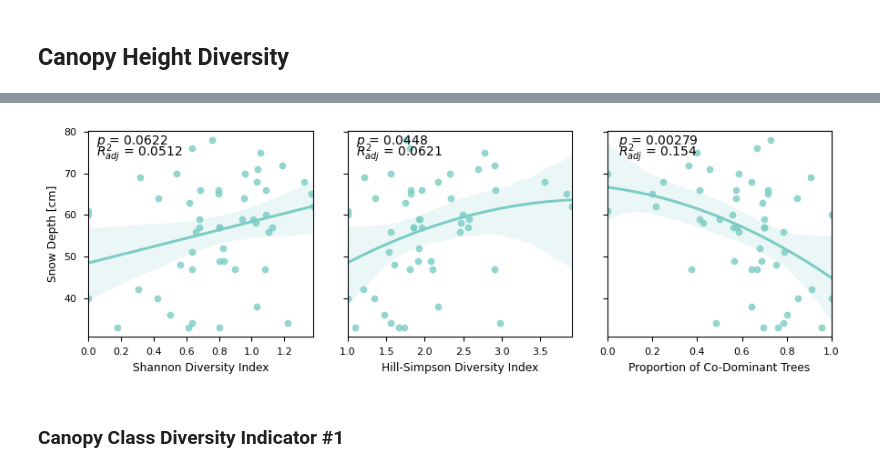
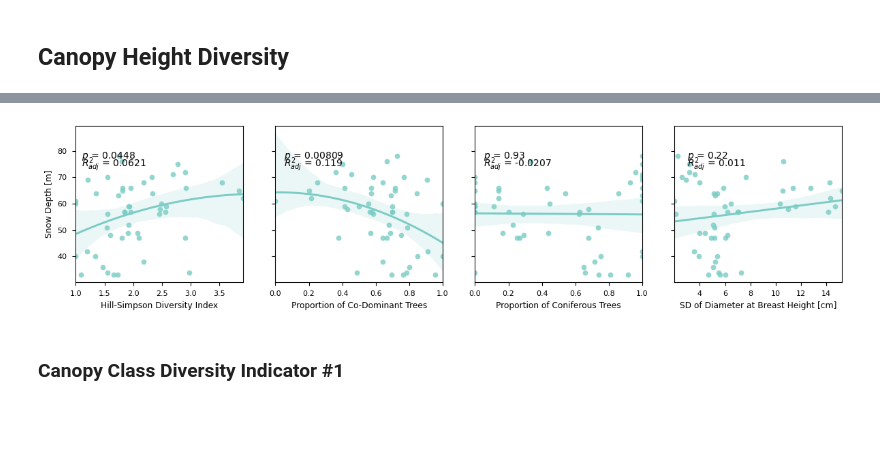
Before and after one commit to mwdjones/mef-snowhydro, a Jupyter notebook: Data and Codes/02_canopycontrols.ipynb, the cells around one changed output, grey strips where cells are left out. Saved outputs shown, nothing was run; the diff lists cells and outputs as text; code cells hidden in the pictures; blank space fills up the shorter version.

Commit message:
added diversity metrics

```diff
--- a/Data and Codes/02_canopycontrols.ipynb
+++ b/Data and Codes/02_canopycontrols.ipynb
@@ -92,11 +103,13 @@ avgData = avgData.drop(columns = 'Stake_ID')
 avgData = avgData.rename(columns = {'OLS Prediction Ring 5' : 'lai5ring'})
 
 ## Veg Survey
-veg_sub = forestInv[['Stake_ID', 'DIST_M', 'DBH_CM', 'n', 'basalArea_m2', 'Co', 'Dom', 'Int', 'Sup', 'prop_Coniferous']]
+veg_sub = forestInv[['Stake_ID', 'DIST_M', 'DBH_CM', 'DIST_M_SD', 'DBH_CM_SD', 'n', 'basalArea_m2', 'Co', 'Dom', 'Int', 'Sup', 'prop_Coniferous']]
 peakData = pd.merge(peakData, veg_sub, left_on = 'stakes', right_on = 'Stake_ID')
 peakData = peakData.drop(columns = 'Stake_ID')
 peakData = peakData.rename(columns = {'DIST_M' : 'avgDist_m',
-                                    'DBH_CM' : 'avgDBH_m',
+                                    'DBH_CM' : 'avgDBH_cm',
+                                    'DIST_M_SD' : 'sdDist_m',
+                                    'DBH_CM_SD' : 'sdDBH_cm',
                                     'n' : 'nTrees',
                                     'Co' : 'nCo',
                                     'Dom' : 'nDom',
@@ -107,7 +120,9 @@ peakData = peakData.rename(columns = {'DIST_M' : 'avgDist_m',
 avgData = pd.merge(avgData, veg_sub, left_on = 'stakes', right_on = 'Stake_ID')
 avgData = avgData.drop(columns = 'Stake_ID')
 avgData = avgData.rename(columns = {'DIST_M' : 'avgDist_m',
-                                    'DBH_CM' : 'avgDBH_m',
+                                    'DBH_CM' : 'avgDBH_cm',
+                                    'DIST_M_SD' : 'sdDist_m',
+                                    'DBH_CM_SD' : 'sdDBH_cm',
                                     'n' : 'nTrees',
                                     'Co' : 'nCo',
                                     'Dom' : 'nDom',
@@ -371,7 +386,7 @@ fig, ax = plt.subplots(1, 1, figsize = (6, 4))
 
 pca_coefs_weighted.plot(kind = 'bar', stacked = True, ax = ax, color = pal)
 
-ax.set_xticklabels(['Northing', 'Easting', 'Aspect', 'Slope', 'LAI', 'Mean Dist', 'Mean DBH', '# Trees', 'BA', '# Co', '# Dom', '# Int', '# Sup', '% Conif'])
+ax.set_xticklabels(['Northing', 'Easting', 'Aspect', 'Slope', 'LAI', 'Mean Dist', 'Mean DBH', 'SD Dist', 'SD DBH', '# Trees', 'BA', '# Co', '# Dom', '# Int', '# Sup', '% Conif'])
 ax.legend(title = 'Component', bbox_to_anchor = (1,1))
 ax.set_ylabel('Cumulative PCA coefficient, weighted')
 plt.savefig(fig_savepath + 'PCAcoef-weighted.pdf', bbox_inches = 'tight')
@@ -407,7 +422,7 @@ fig, [ax, ax2] = plt.subplots(2, 1, figsize = (6, 5),
 #Without permutation
 ax.barh(pca_data.columns[sorted_idx], rf.feature_importances_[sorted_idx],
         color = pal[2])
-ax.set_yticklabels(['Aspect', 'Northing', '# Sup', '# Int', 'Mean Dist', '# Trees', 'Easting', 'Slope', 'Mean DBH', '# Dom', 'LAI', 'BA', '% Con', '# Co'])
+#ax.set_yticklabels(['Aspect', 'Northing', '# Sup', '# Int', 'Mean Dist', '# Trees', 'Easting', 'Slope', 'Mean DBH', '# Dom', 'LAI', 'BA', '% Con', '# Co'])
 
 #With permutation
 perm_importance = permutation_importance(rf, X_test, y_test)
@@ -415,7 +430,7 @@ perm_importance = permutation_importance(rf, X_test, y_test)
 sorted_idx = perm_importance.importances_mean.argsort()
 ax2.barh(pca_data.columns[sorted_idx], perm_importance.importances_mean[sorted_idx],
          color = pal[2])
-ax2.set_yticklabels(['# Dom', '# Sup', '# Int', 'Easting', 'Aspect', 'Mean Dist', 'BA', '# Trees', 'Slope', 'Northing', 'Mean DBH', 'LAI', '% Con', '# Co'])
+#ax2.set_yticklabels(['# Dom', '# Sup', '# Int', 'Easting', 'Aspect', 'Mean Dist', 'BA', '# Trees', 'Slope', 'Northing', 'Mean DBH', 'LAI', '% Con', '# Co'])
 
 ax2.set_xlabel("Random Forest Feature Importance")
 
@@ -620,46 +633,57 @@ dd.head()
 # %%
-fig, [ax, ax2, ax3] = plt.subplots(1, 3, figsize = (9, 3),
+fig, [ax2, ax3, ax4, ax] = plt.subplots(1, 4, figsize = (12, 3),
                               sharey = True,
                               tight_layout = True)
-
-sns.regplot(x = dd.H, y = dd.maxDepth, order = 1, ax = ax, color = pal[2])
-
-#Do regression and add to plot
-results = smf.ols('maxDepth ~ H', data = dd).fit()
-ax.text(0.05, 77, r'$ p $ = ' + str(round_sig(results.pvalues.H, 3)))
-ax.text(0.05, 74, r'$ R_{adj}^2 $ = ' + str(round_sig(results.rsquared_adj, 3)))
-
-ax.set_xlabel('Shannon Diversity Index')
-ax.set_ylabel('Snow Depth [cm]')
-ax.set_xlim(min(dd.H), max(dd.H))
 
 sns.regplot(x = dd.S, y = dd.maxDepth, order = 2, ax = ax2, color = pal[2])
 
 #Do regression and add to plot
 dd['S2'] = [pow(a, 2) for a in dd.S]
 results2 = smf.ols('maxDepth ~ S2', data = dd).fit()
 ax2.text(1.1, 77, r'$ p $ = ' + str(round_sig(results2.pvalues.S2, 3)))
 ax2.text(1.1, 74, r'$ R_{adj}^2 $ = ' + str(round_sig(results2.rsquared_adj, 3)))
 
 ax2.set_xlabel('Hill-Simpson Diversity Index')
-ax2.set_ylabel(' ')
+ax2.set_ylabel('Snow Depth [m]')
 ax2.set_xlim(min(dd.S), max(dd.S))
 
 sns.regplot(x = dd.pCoDom, y = dd.maxDepth, order = 2, ax = ax3, color = pal[2])
 
 #Do regression and add to plot
 dd['pCoDom2'] = [pow(a, 2) for a in dd.pCoDom]
 results3 = smf.ols('maxDepth ~ pCoDom2', data = dd).fit()
 ax3.text(0.05, 77, r'$ p $ = ' + str(round_sig(results3.pvalues.pCoDom2, 3)))
 ax3.text(0.05, 74, r'$ R_{adj}^2 $ = ' + str(round_sig(results3.rsquared_adj, 3)))
 
 ax3.set_xlabel('Proportion of Co-Dominant Trees')
 ax3.set_ylabel(' ')
 ax3.set_xlim(min(dd.pCoDom), max(dd.pCoDom))
 
+sns.regplot(x = dd.pCon, y = dd.maxDepth, ax = ax4, color = pal[2])
+
+#Do regression and add to plot
+results4 = smf.ols('maxDepth ~ pCon', data = dd).fit()
+ax4.text(0.05, 77, r'$ p $ = ' + str(round_sig(results4.pvalues.pCon, 3)))
+ax4.text(0.05, 74, r'$ R_{adj}^2 $ = ' + str(round_sig(results4.rsquared_adj, 3)))
+
+ax4.set_xlabel('Proportion of Coniferous Trees')
+ax4.set_ylabel(' ')
+ax4.set_xlim(min(dd.pCon), max(dd.pCon))
+
+sns.regplot(x = dd.sdDBH_cm, y = dd.maxDepth, order = 1, ax = ax, color = pal[2])
+
+#Do regression and add to plot
+results = smf.ols('maxDepth ~ sdDBH_cm', data = dd).fit()
+ax.text(3, 77, r'$ p $ = ' + str(round_sig(results.pvalues.sdDBH_cm, 3)))
+ax.text(3, 74, r'$ R_{adj}^2 $ = ' + str(round_sig(results.rsquared_adj, 3)))
+
+ax.set_xlabel('SD of Diameter at Breast Height [cm]')
+ax.set_ylabel(' ')
+ax.set_xlim(min(dd.sdDBH_cm), max(dd.sdDBH_cm))
+
 plt.savefig(fig_savepath + 'DiversityIndex-SnowDepth.pdf', bbox_inches = 'tight')
 # %% [output]
-[figure, old version]
+[figure, new version]
 # %% [markdown]
 ### Canopy Class Diversity Indicator #1
 # %%
```
Also changed, not shown: parts of 40 cells of this notebook, 39 other files.
